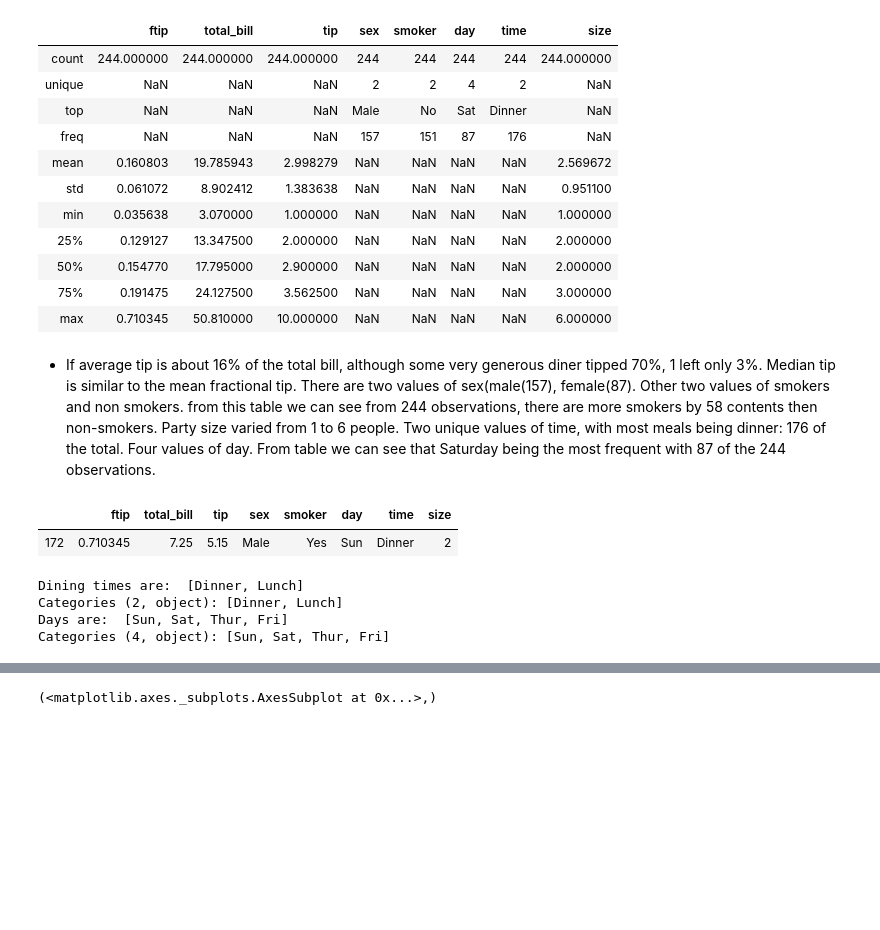
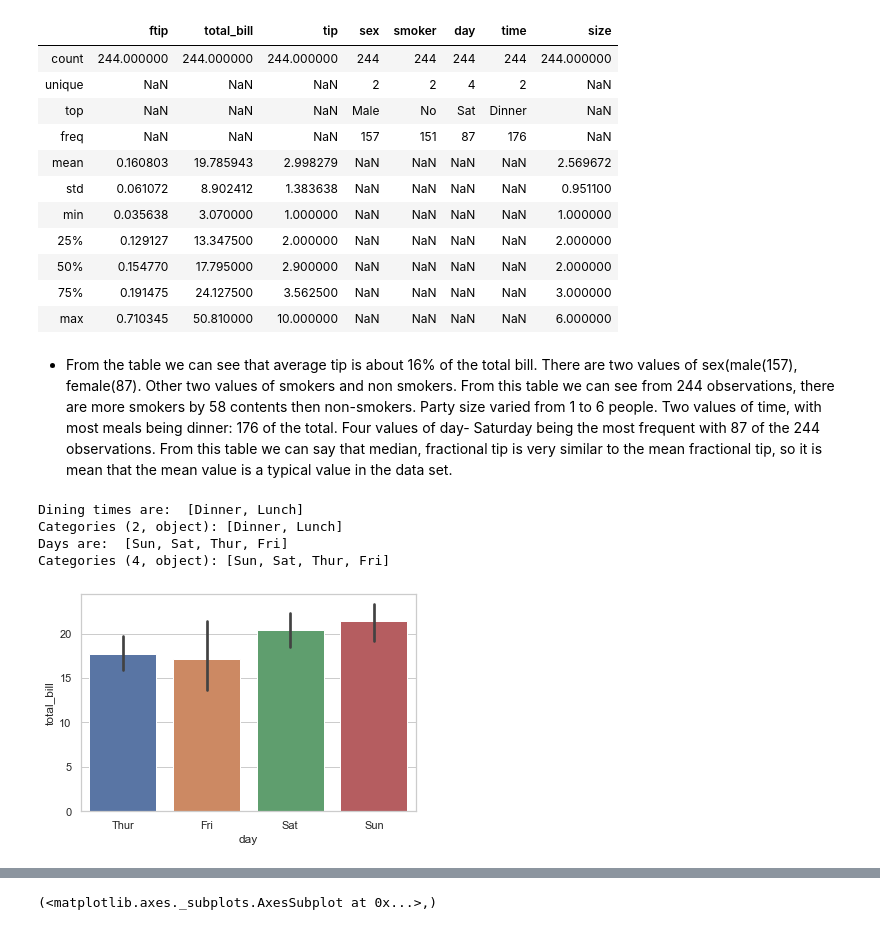
Before and after one commit to rituteval/Fundamentals-assesments, a Jupyter notebook: Tips data set.ipynb, the cells around one changed output, grey strips where cells are left out. Saved outputs shown, nothing was run; the diff lists cells and outputs as text; code cells hidden in the pictures; blank space fills up the shorter version.

```diff
--- a/Tips data set.ipynb
+++ b/Tips data set.ipynb
@@ -227,13 +234,8 @@ df.describe(include="all")
 | 75% | 0.191475 | 24.127500 | 3.562500 | NaN | NaN | NaN | NaN | 3.000000 |
 | max | 0.710345 | 50.810000 | 10.000000 | NaN | NaN | NaN | NaN | 6.000000 |
 # %% [markdown]
-- If average tip is about 16% of the total bill, although some very generous diner tipped 70%, 1 left only 3%. Median tip is similar to the mean fractional tip. There are two values of sex(male(157), female(87). Other two values of smokers and non smokers. from this table we can see from 244 observations, there are more smokers by 58 contents then non-smokers. Party size varied from 1 to 6 people. Two unique values of time, with most meals being dinner: 176 of the total. Four values of day. From table we can see that Saturday being the most frequent with 87 of the 244 observations.
+- From the table we can see that average tip is about 16% of the total bill. There are two values of sex(male(157), female(87). Other two values of smokers and non smokers. From this table we can see from 244 observations, there are more smokers by 58 contents then non-smokers. Party size varied from 1 to 6 people. Two values of time, with most meals being dinner: 176 of the total. Four values of day- Saturday being the most frequent with 87 of the 244 observations.
+From this table we can say that  median, fractional tip is very similar to the mean fractional tip, so it is mean that the mean value is a typical value in the data set.
-# %%
-# Identify the outlier.
-df.iloc[df.index[df['ftip'] > 0.5]]
-# %% [output]
-|  | ftip | total_bill | tip | sex | smoker | day | time | size |
-| 172 | 0.710345 | 7.25 | 5.15 | Male | Yes | Sun | Dinner | 2 |
 # %%
 print("Dining times are: ", df.time.unique())
 print("Days are: ", df.day.unique())
@@ -242,4 +244,8 @@ Dining times are:  [Dinner, Lunch]
 Categories (2, object): [Dinner, Lunch]
 Days are:  [Sun, Sat, Thur, Fri]
 Categories (4, object): [Sun, Sat, Thur, Fri]
+# %%
+ ax = sns.barplot(x="day", y="total_bill", data=tips) # Draw a set of vertical bar plots grouped by a categorical variable(Source:Seaborn)
+# %% [output]
+[figure, added]
 # %%
```
Also changed, not shown: parts of 53 cells of this notebook, 1 other file.
